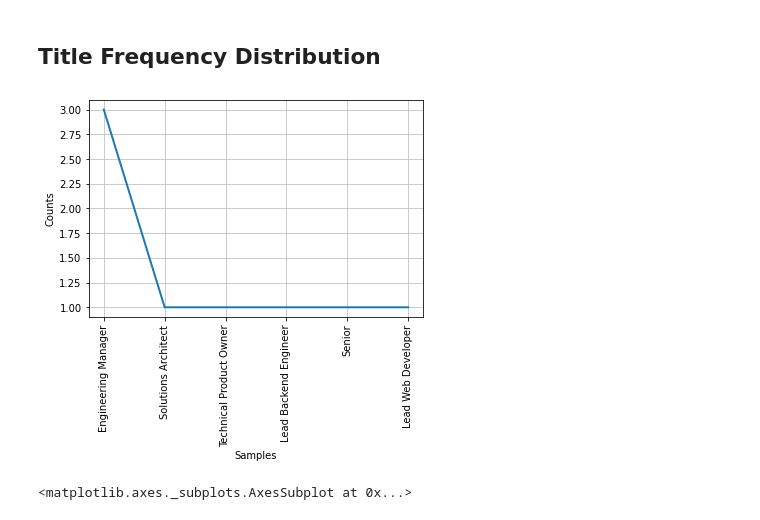
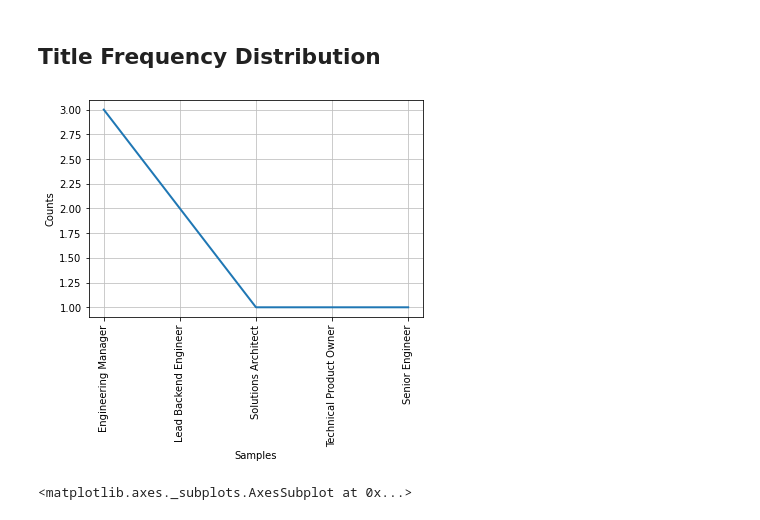
Before and after one commit to yuhonas/clintp.xyz, a Jupyter notebook: public/Resume_ClintPlummer_ENMR.ipynb, the cells around one changed output. Drawn from its saved outputs; the diff is of its cells as text; code cells hidden in the pictures.

```diff
--- a/public/Resume_ClintPlummer_ENMR.ipynb
+++ b/public/Resume_ClintPlummer_ENMR.ipynb
@@ -96,25 +61,18 @@ Helped build relationships with clients to ensure quality outcomes & manage expe
 # %% [markdown]
 ## Title Frequency Distribution
-# %%
-from TexSoup import TexSoup
-from TexSoup.data import RArg
-import nltk
-
-file_handle = open('./Resume_ClintPlummer_ENMR.tex','r')
-
-soup = TexSoup(file_handle)
-
-experience_section = list(soup.find_all('cvsect'))[1]
-titles = []
-
-for entry in experience_section.entrylist.find_all('entry'):
-    date_location, title, company, achievements = entry.args
-
-    [titles.append(t.strip()) for t in title.value.split('/')]
-
-
-freq = nltk.FreqDist(titles)
-freq.plot(20, cumulative=False)
-# %% [output]
-[figure, removed]
-<matplotlib.axes._subplots.AxesSubplot at 0x...>
+# %%
+import resume_utils
+import nltk
+
+def split_title(title):
+    return([t.strip() for t in title.split('/')])
+
+titles = [split_title(e.title) for e in resume_utils.parser('./Resume_ClintPlummer_ENMR.tex')]
+
+flatten_titles = [j for sub in titles for j in sub] # flatten the array, i miss
+
+freq = nltk.FreqDist(flatten_titles)
+freq.plot(20, cumulative=False)
+# %% [output]
+[figure, added]
+<matplotlib.axes._subplots.AxesSubplot at 0x...>
```
Also changed, not shown: parts of 4 cells of this notebook, 1 other file.
